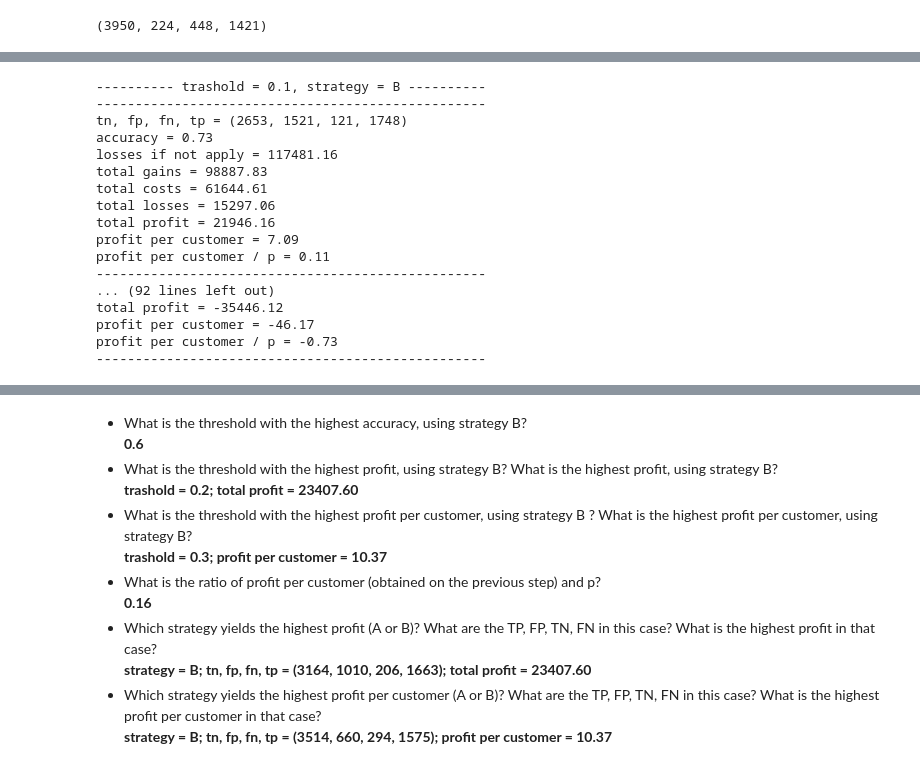
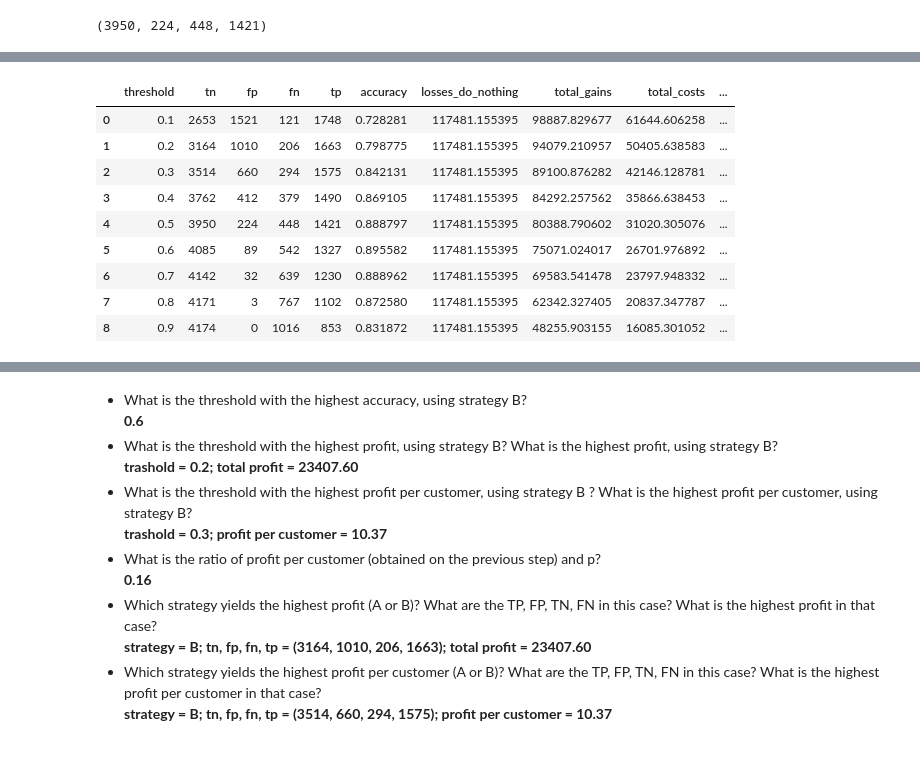
Before and after one commit to demidafonichev/hse-data-science-in-business-2020, a Jupyter notebook: HW4/HW4.ipynb, the cells around one changed output, grey strips where cells are left out. Drawn from its saved outputs; the diff is of its cells as text; code cells hidden in the pictures.

```diff
--- a/HW4/HW4.ipynb
+++ b/HW4/HW4.ipynb
@@ -94,11 +94,11 @@ You may want to use grid search to look for the best parameters of the model/s.
 # %%
 y = tel.Churn
 X = tel.drop(['Churn'], axis=1)
-TRASHOLD = 0.5
+THRESHOLD = 0.5
 # %%
 lr = LogisticRegression(max_iter=1000)
 lr_proba = cross_val_predict(lr, X, y, method='predict_proba')
-lr_pred = [int(item[1] >= TRASHOLD) for item in lr_proba]
+lr_pred = [int(item[1] >= THRESHOLD) for item in lr_proba]
 roc_auc_score(y, lr_pred)
 # %% [output]
 0.8533170384168807
@@ -148,6 +148,30 @@ p = tel.MonthlyCharges.mean()
 p
 # %% [output]
 62.85776104583816
+# %%
+def metrics(cm, acceptance, discount):
+    tn, fp, fn, tp = cm.ravel()
+    accuracy = (tp + tn) / (tp + fp + fn + tn)
+
+    losses_do_nothing = (tp + fn) * p
+    total_gains = tp * acceptance * p
+    total_costs = (tp + fp) * discount * p
+    total_losses = fn * p + tp * (1 - acceptance) * (1 - discount) * p
+    total_profit = total_gains - total_costs - total_losses
+    profit_per_customer = total_profit / (tp * acceptance + fp)
+
+    return pd.DataFrame({'tn': [tn],
+                         'fp': [fp],
+                         'fn': [fn],
+                         'tp': [tp],
+                         'accuracy': [accuracy],
+                         'losses_do_nothing': [losses_do_nothing],
+                         'total_gains': [total_gains],
+                         'total_costs': [total_costs],
+                         'total_losses': [total_losses],
+                         'total_profit': [total_profit],
+                         'profit_per_customer': [profit_per_customer],
+                         'PPC/p': [profit_per_customer / p]})
 # %%
 cm = confusion_matrix(y, lr_pred)
 tn, fp, fn, tp = cm.ravel()
@@ -196,30 +186,28 @@ profit per customer / p = 0.16
 # %%
+strategy_B = pd.DataFrame(columns=['threshold', 'tn', 'fp', 'fn', 'tp', 'accuracy', 'losses_do_nothing', 'total_gains', 'total_costs', 'total_losses', 'total_profit', 'profit_per_customer'])
 for i in range(1, 10):
-    trashold = .1 * i
+    threshold = .1 * i
+
     lr = LogisticRegression(max_iter=1000)
     lr_proba = cross_val_predict(lr, X, y, method='predict_proba')
-    lr_pred = [int(item[1] >= trashold) for item in lr_proba]
+    lr_pred = [int(item[1] >= threshold) for item in lr_proba]
 
-    print(f'---------- trashold = {trashold:.1f}, strategy = B ----------')
-    print('--------------------------------------------------')
     cm = confusion_matrix(y, lr_pred)
-    log_metrics(cm, 'B', 0.9, 0.3)
+
+    m = metrics(cm, 0.9, 0.3)
+    m['threshold'] = threshold
+    strategy_B = strategy_B.append(m, sort=False, ignore_index=True)
+
+strategy_B
 # %% [output]
----------- trashold = 0.1, strategy = B ----------
---------------------------------------------------
-tn, fp, fn, tp = (2653, 1521, 121, 1748)
-accuracy = 0.73
-losses if not apply = 117481.16
-total gains = 98887.83
-total costs = 61644.61
-total losses = 15297.06
-total profit = 21946.16
-profit per customer = 7.09
-profit per customer / p = 0.11
---------------------------------------------------
-... (92 lines left out)
-total profit = -35446.12
-profit per customer = -46.17
-profit per customer / p = -0.73
---------------------------------------------------
+|  | threshold | tn | fp | fn | tp | accuracy | losses_do_nothing | total_gains | total_costs | ... |
+| 0 | 0.1 | 2653 | 1521 | 121 | 1748 | 0.728281 | 117481.155395 | 98887.829677 | 61644.606258 | ... |
+| 1 | 0.2 | 3164 | 1010 | 206 | 1663 | 0.798775 | 117481.155395 | 94079.210957 | 50405.638583 | ... |
+| 2 | 0.3 | 3514 | 660 | 294 | 1575 | 0.842131 | 117481.155395 | 89100.876282 | 42146.128781 | ... |
+| 3 | 0.4 | 3762 | 412 | 379 | 1490 | 0.869105 | 117481.155395 | 84292.257562 | 35866.638453 | ... |
+| 4 | 0.5 | 3950 | 224 | 448 | 1421 | 0.888797 | 117481.155395 | 80388.790602 | 31020.305076 | ... |
+| 5 | 0.6 | 4085 | 89 | 542 | 1327 | 0.895582 | 117481.155395 | 75071.024017 | 26701.976892 | ... |
+| 6 | 0.7 | 4142 | 32 | 639 | 1230 | 0.888962 | 117481.155395 | 69583.541478 | 23797.948332 | ... |
+| 7 | 0.8 | 4171 | 3 | 767 | 1102 | 0.872580 | 117481.155395 | 62342.327405 | 20837.347787 | ... |
+| 8 | 0.9 | 4174 | 0 | 1016 | 853 | 0.831872 | 117481.155395 | 48255.903155 | 16085.301052 | ... |
 # %%
```
Also changed, not shown: parts of 9 cells of this notebook, 1 other file.
